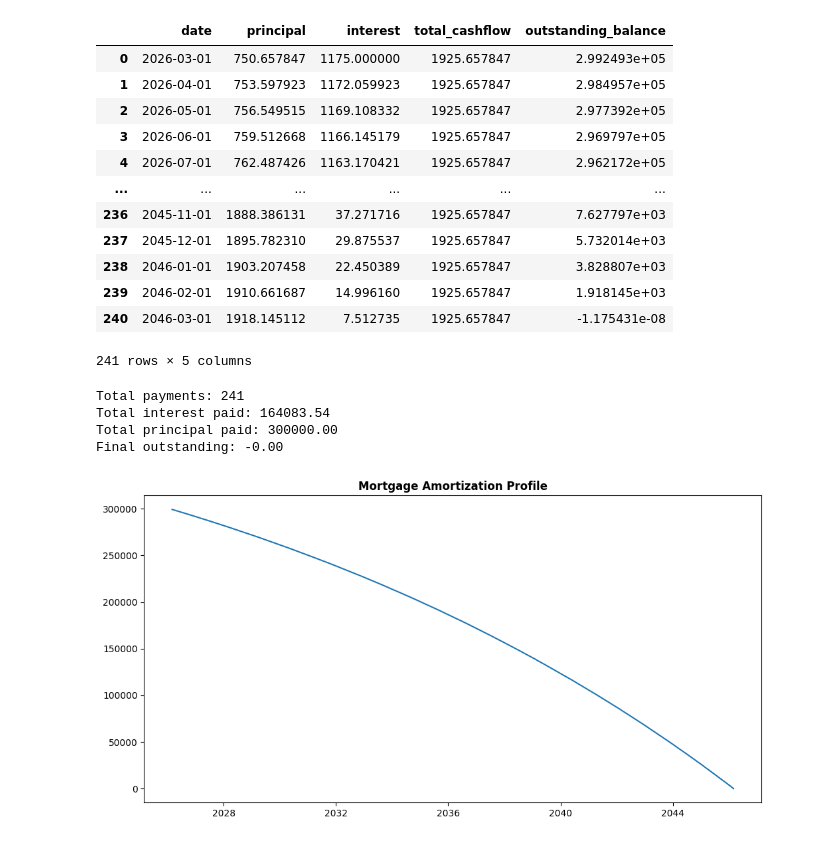
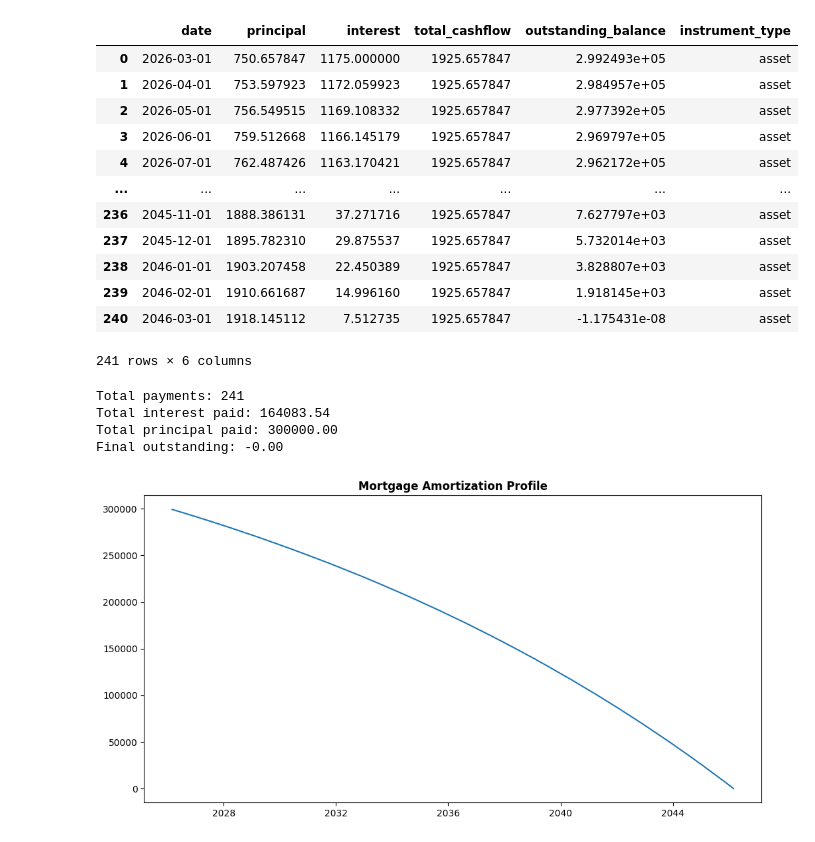
Before and after one commit to gorkemyencak/IRRBB-engine, a Jupyter notebook: notebooks/04_instrument_cashflow_testing.ipynb, the cells around one changed output. Cells and saved outputs as stored; diff of their text form; code cells hidden in the pictures.

```diff
--- a/notebooks/04_instrument_cashflow_testing.ipynb
+++ b/notebooks/04_instrument_cashflow_testing.ipynb
@@ -10,35 +10,36 @@ from src.instruments.fixed_rate_loan import FixedRateLoan
 # %%
 # a synthetic retail mortgage loan
 mortgage = FixedRateLoan(
     notional = 300000,
     start_date = '2026-03-01',
     maturity_date = '2046-03-01',
     fixed_rate = 0.047,
     payment_frequency = 'M'
 )
 
 cf_mortgage = mortgage.generate_cashflows()
+cf_mortgage['instrument_type'] = 'asset'
 display(cf_mortgage)
 
 # sanity checks
 print(f"Total payments: {cf_mortgage.shape[0]}")
 print(f"Total interest paid: {cf_mortgage.interest.sum():.2f}")
 print(f"Total principal paid: {cf_mortgage.principal.sum():.2f}")
 print(f"Final outstanding: {cf_mortgage.outstanding_balance.iloc[-1]:.2f}")
 # %% [output]
-|  | date | principal | interest | total_cashflow | outstanding_balance |
-| 0 | 2026-03-01 | 750.657847 | 1175.000000 | 1925.657847 | 2.992493e+05 |
-| 1 | 2026-04-01 | 753.597923 | 1172.059923 | 1925.657847 | 2.984957e+05 |
-| 2 | 2026-05-01 | 756.549515 | 1169.108332 | 1925.657847 | 2.977392e+05 |
-| 3 | 2026-06-01 | 759.512668 | 1166.145179 | 1925.657847 | 2.969797e+05 |
-| 4 | 2026-07-01 | 762.487426 | 1163.170421 | 1925.657847 | 2.962172e+05 |
-| ... | ... | ... | ... | ... | ... |
-| 236 | 2045-11-01 | 1888.386131 | 37.271716 | 1925.657847 | 7.627797e+03 |
-| 237 | 2045-12-01 | 1895.782310 | 29.875537 | 1925.657847 | 5.732014e+03 |
-| 238 | 2046-01-01 | 1903.207458 | 22.450389 | 1925.657847 | 3.828807e+03 |
-| 239 | 2046-02-01 | 1910.661687 | 14.996160 | 1925.657847 | 1.918145e+03 |
-| 240 | 2046-03-01 | 1918.145112 | 7.512735 | 1925.657847 | -1.175431e-08 |
+|  | date | principal | interest | total_cashflow | outstanding_balance | instrument_type |
+| 0 | 2026-03-01 | 750.657847 | 1175.000000 | 1925.657847 | 2.992493e+05 | asset |
+| 1 | 2026-04-01 | 753.597923 | 1172.059923 | 1925.657847 | 2.984957e+05 | asset |
+| 2 | 2026-05-01 | 756.549515 | 1169.108332 | 1925.657847 | 2.977392e+05 | asset |
+| 3 | 2026-06-01 | 759.512668 | 1166.145179 | 1925.657847 | 2.969797e+05 | asset |
+| 4 | 2026-07-01 | 762.487426 | 1163.170421 | 1925.657847 | 2.962172e+05 | asset |
+| ... | ... | ... | ... | ... | ... | ... |
+| 236 | 2045-11-01 | 1888.386131 | 37.271716 | 1925.657847 | 7.627797e+03 | asset |
+| 237 | 2045-12-01 | 1895.782310 | 29.875537 | 1925.657847 | 5.732014e+03 | asset |
+| 238 | 2046-01-01 | 1903.207458 | 22.450389 | 1925.657847 | 3.828807e+03 | asset |
+| 239 | 2046-02-01 | 1910.661687 | 14.996160 | 1925.657847 | 1.918145e+03 | asset |
+| 240 | 2046-03-01 | 1918.145112 | 7.512735 | 1925.657847 | -1.175431e-08 | asset |
-241 rows × 5 columns
+241 rows × 6 columns
 Total payments: 241
 Total interest paid: 164083.54
 Total principal paid: 300000.00
```
Also changed, not shown: parts of 2 cells of this notebook, 2 other files.
